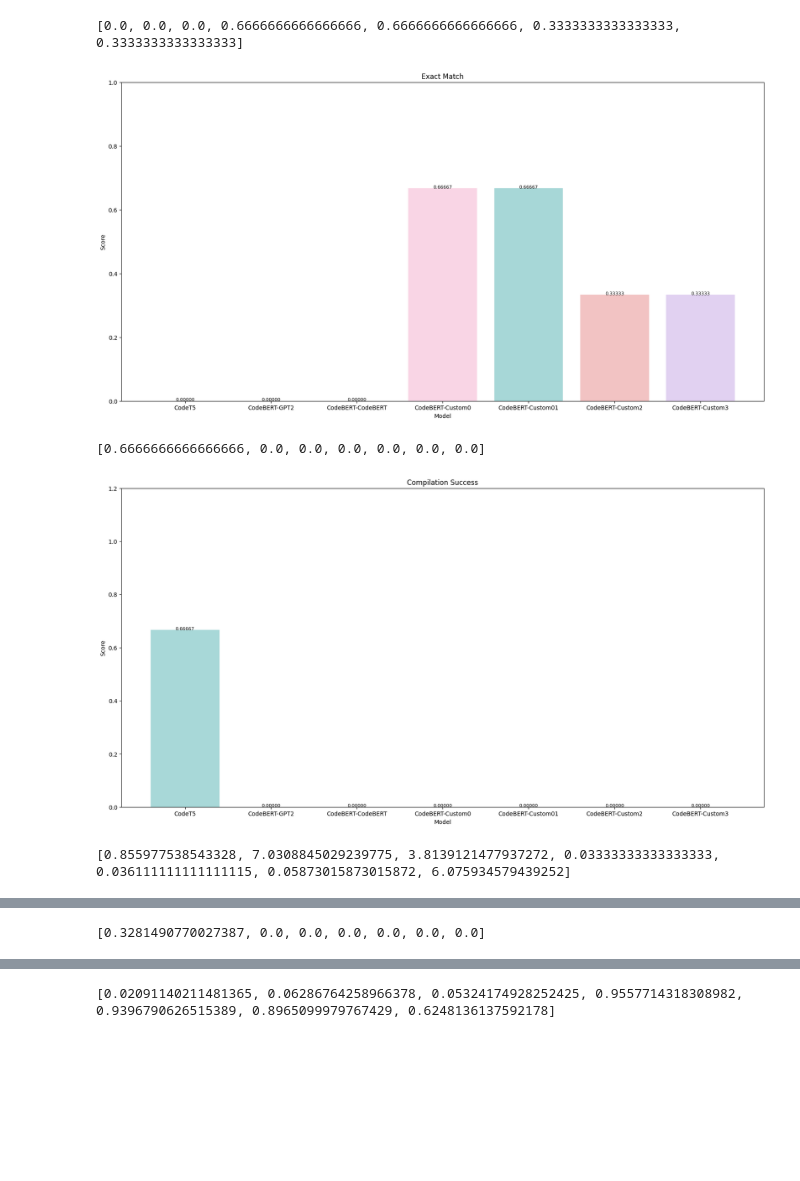
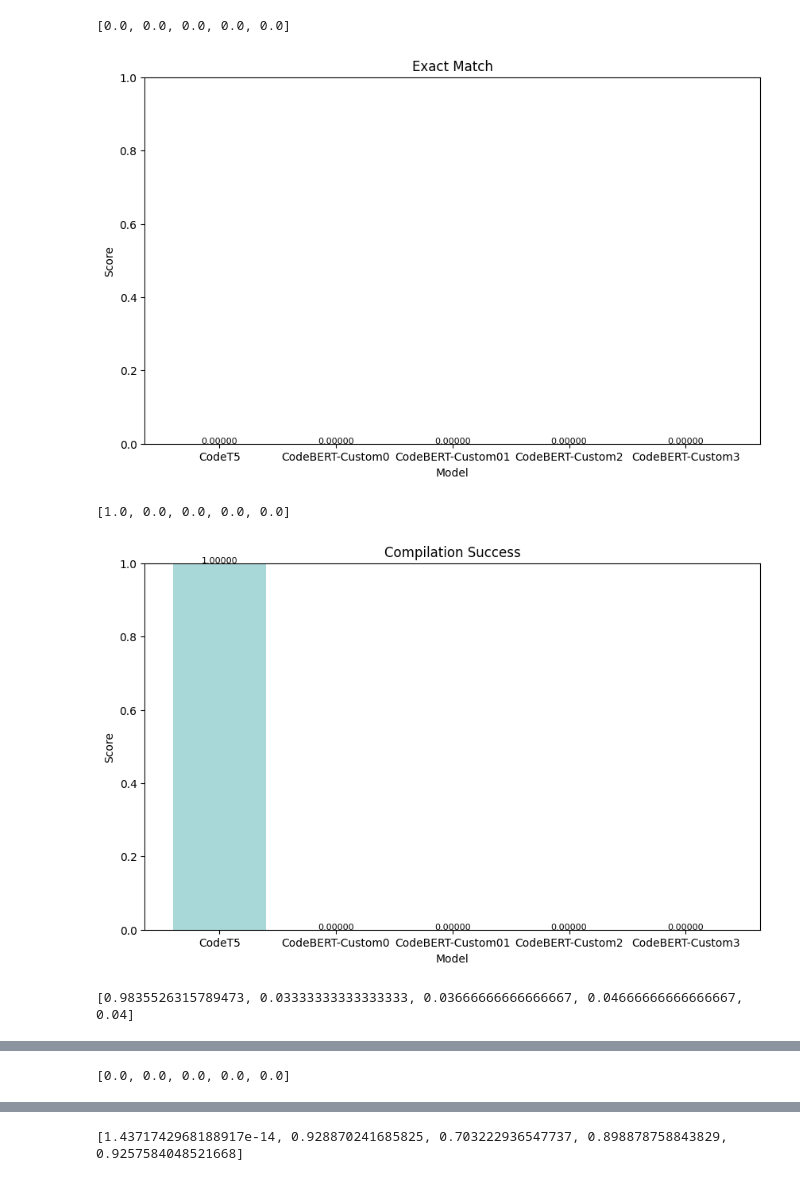
Before and after one commit to Batool-AA/PyFixAI, a Jupyter notebook: evaluation/metrics/metrics.ipynb, the cells around one changed output, grey strips where cells are left out. Drawn from its saved outputs; the diff is of its cells as text; code cells hidden in the pictures; blank space fills up the shorter version.

```diff
--- a/evaluation/metrics/metrics.ipynb
+++ b/evaluation/metrics/metrics.ipynb
@@ -384,33 +437,6 @@ compilation.append(codeT5_result["Compilation Success Rate"])
 lev_distance.append(codeT5_result["Average Normalized Levenshtein Distance"])
 ast_score.append(codeT5_result["Average AST Similarity"])
 bleu.append(codeT5_result["Average BLEU Score"])
-
-
-model_path = "../../codebert-gpt2"  # Path to your saved model folder
-print("----------------------- CodeBERT-GPT2 --------------------")
-tokenizer = AutoTokenizer.from_pretrained(model_path)
-model = AutoModelForSeq2SeqLM.from_pretrained(model_path)
-codeBERTGPT_result = evaluate_seq2seq(model, tokenizer)
-print(f"Average BLEU Score: {codeBERTGPT_result}")
-
-accuracy.append(codeBERTGPT_result["Exact Match Accuracy"])
-compilation.append(codeBERTGPT_result["Compilation Success Rate"])
-lev_distance.append(codeBERTGPT_result["Average Normalized Levenshtein Distance"])
-ast_score.append(codeBERTGPT_result["Average AST Similarity"])
-bleu.append(codeBERTGPT_result["Average BLEU Score"])
-
-model_path = "../../codebert-codebert"  # Path to your saved model folder
-print("----------------------- CodeBERT-CodeBERT --------------------")
-tokenizer = AutoTokenizer.from_pretrained(model_path)
-model = AutoModelForSeq2SeqLM.from_pretrained(model_path)
-codeBERTBERT_result = evaluate_seq2seq(model, tokenizer)
-print(f"Average BLEU Score: {codeBERTBERT_result}")
-
-accuracy.append(codeBERTBERT_result["Exact Match Accuracy"])
-compilation.append(codeBERTBERT_result["Compilation Success Rate"])
-lev_distance.append(codeBERTBERT_result["Average Normalized Levenshtein Distance"])
-ast_score.append(codeBERTBERT_result["Average AST Similarity"])
-bleu.append(codeBERTBERT_result["Average BLEU Score"])
 
 model_path = "../../codebert-custom0/full_model.pth"  # Path to your saved model folder
 print("----------------------- CodeBERT-Custom0 --------------------")
@@ -485,44 +505,44 @@ Average BLEU Score: {'Exact Match Accuracy': 0.3333333333333333, 'Compilation Su
 import matplotlib.pyplot as plt
 import numpy as np
 
 # Define models and metric values
-models = ['CodeT5', 'CodeBERT-GPT2', 'CodeBERT-CodeBERT', 'CodeBERT-Custom0', 'CodeBERT-Custom01', 'CodeBERT-Custom2', 'CodeBERT-Custom3']
+models = ['CodeT5', 'CodeBERT-Custom0', 'CodeBERT-Custom01', 'CodeBERT-Custom2', 'CodeBERT-Custom3']
 
 # Consistent model-specific colors
-model_colors = ['#A8D8D8', '#F2C6C6', '#E0D0F0', '#F9D5E5', '#A7D7D7', '#F2C3C3', '#E1D1F1']  # You can customize these
+model_colors = ['#A8D8D8', '#F9D5E5', '#A7D7D7', '#F2C3C3', '#E1D1F1']  # You can customize these
 
 def plot_metric(metric, title):
     print(metric)
 
-    plt.figure(figsize=(20, 10))
+    plt.figure(figsize=(10, 6))
     plt.bar(models, metric, color=model_colors)
 
     padding = (max(metric) - min(metric)) * 0.1
-    if "Compilation" in title:
-        plt.ylim(0, 1.2)
-    elif "Lev" in title:
-        plt.ylim(0, 13)
-    else:
-        plt.ylim(0, 1)
+    # if "Compilation" in title:
+    #     plt.ylim(0, 1)
+    # elif "Lev" in title:
+    #     plt.ylim(0, 13)
+    # else:
+    plt.ylim(0, 1)
 
     plt.xlabel('Model')
     plt.ylabel('Score')
     plt.title(title)
 
     for i, val in enumerate(metric):
         plt.text(i, val, f'{val:.5f}', ha='center', fontsize=8)
 
     plt.show()
 
 # Plot each metric using the shared function
 plot_metric(accuracy, 'Exact Match')
 plot_metric(compilation, 'Compilation Success')
 plot_metric(lev_distance, 'Normalized Levenshtein')
 plot_metric(ast_score, 'AST Similarity')
 plot_metric(bleu, 'BLEU Score')
 # %% [output]
-[0.0, 0.0, 0.0, 0.6666666666666666, 0.6666666666666666, 0.3333333333333333, 0.3333333333333333]
+[0.0, 0.0, 0.0, 0.0, 0.0]
-[figure, old version]
+[figure, new version]
-[0.6666666666666666, 0.0, 0.0, 0.0, 0.0, 0.0, 0.0]
+[1.0, 0.0, 0.0, 0.0, 0.0]
-[figure, old version]
+[figure, new version]
-[0.855977538543328, 7.0308845029239775, 3.8139121477937272, 0.03333333333333333, 0.036111111111111115, 0.05873015873015872, 6.075934579439252]
+[0.9835526315789473, 0.03333333333333333, 0.03666666666666667, 0.04666666666666667, 0.04]
@@ -530 +550 @@ plot_metric(bleu, 'BLEU Score')
-[0.3281490770027387, 0.0, 0.0, 0.0, 0.0, 0.0, 0.0]
+[0.0, 0.0, 0.0, 0.0, 0.0]
@@ -532 +552 @@ plot_metric(bleu, 'BLEU Score')
-[0.02091140211481365, 0.06286764258966378, 0.05324174928252425, 0.9557714318308982, 0.9396790626515389, 0.8965099979767429, 0.6248136137592178]
+[1.4371742968188917e-14, 0.928870241685825, 0.703222936547737, 0.898878758843829, 0.9257584048521668]
```
Also changed, not shown: parts of 9 cells of this notebook.
